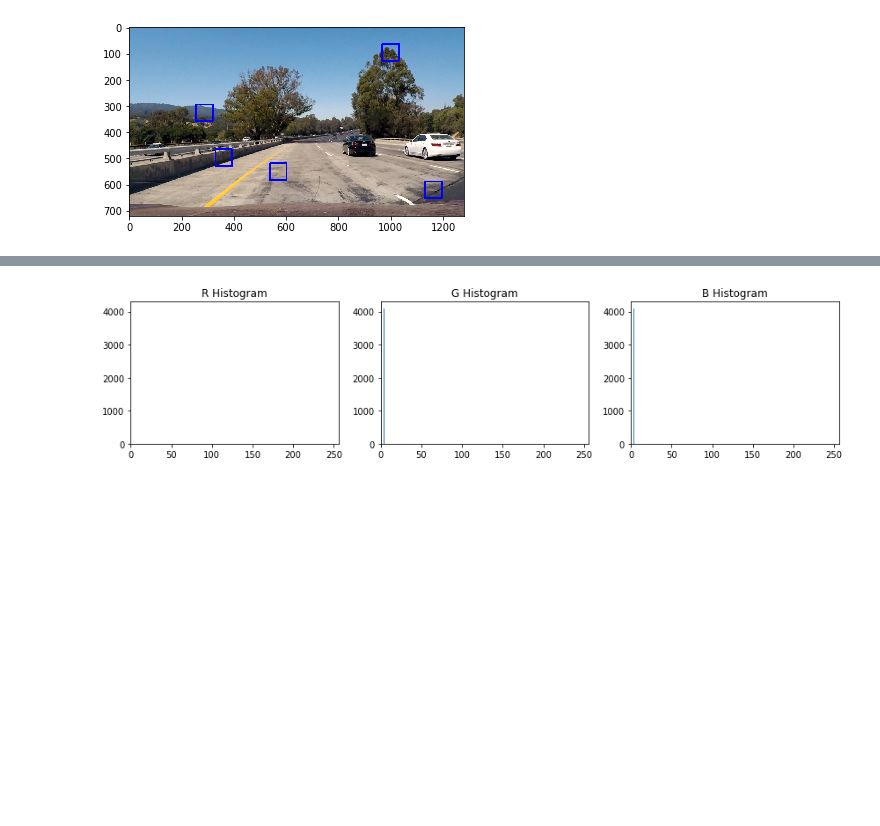
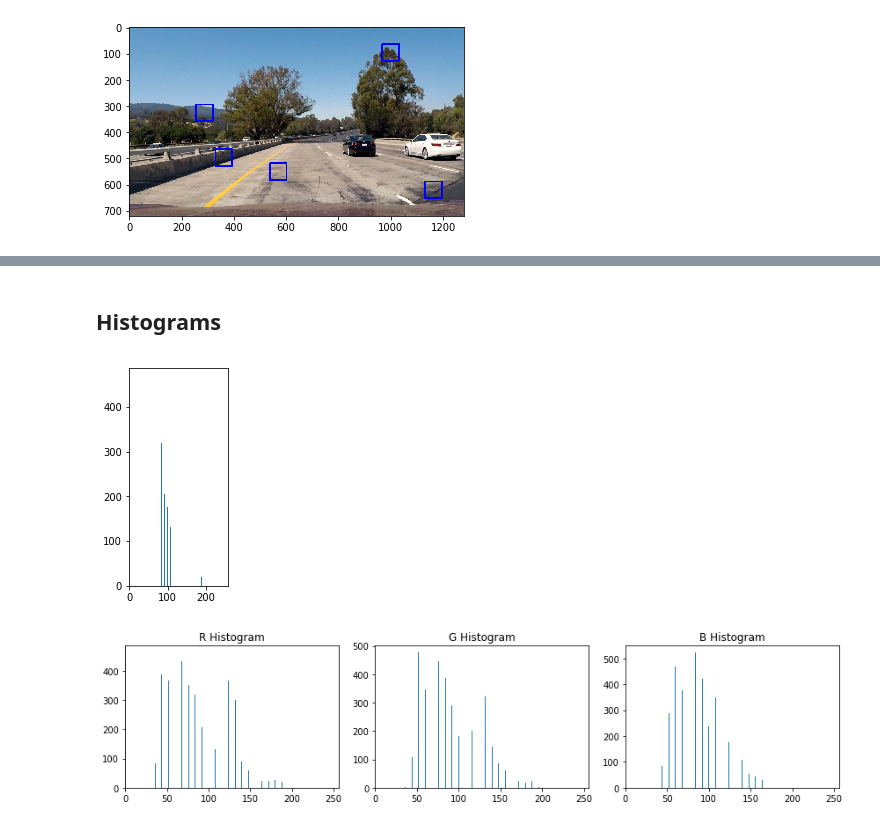
Before and after one commit to Daard/CarND-P5-Vehicle-Detection, a Jupyter notebook: notebook.ipynb, the cells around one changed output, grey strips where cells are left out. Drawn from its saved outputs; the diff is of its cells as text; code cells hidden in the pictures; blank space fills up the shorter version.

```diff
--- a/notebook.ipynb
+++ b/notebook.ipynb
@@ -27,25 +61,28 @@ plt.imshow(result)
+# %% [markdown]
+## Histograms
 # %%
 image = mpimg.imread('test_matches/i1.png')
-
-rh, gh, bh, bincen, feature_vec = utils.color_hist(image, nbins=32, bins_range=(0, 256))
+plt.imshow(image)
+rh, gh, bh, bincen, feature_vec = color_hist(image*256, nbins=32, bins_range=(0, 256))
 
 # Plot a figure with all three bar charts
 if rh is not None:
     fig = plt.figure(figsize=(12,3))
     plt.subplot(131)
     plt.bar(bincen, rh[0])
     plt.xlim(0, 256)
     plt.title('R Histogram')
     plt.subplot(132)
     plt.bar(bincen, gh[0])
     plt.xlim(0, 256)
     plt.title('G Histogram')
     plt.subplot(133)
     plt.bar(bincen, bh[0])
     plt.xlim(0, 256)
     plt.title('B Histogram')
     fig.tight_layout()
 else:
     print('Your function is returning None for at least one variable...')
 # %% [output]
-[figure, old version]
+[figure, new version]
+[figure, added]
```
Also changed, not shown: parts of 27 cells of this notebook, 3 other files.
